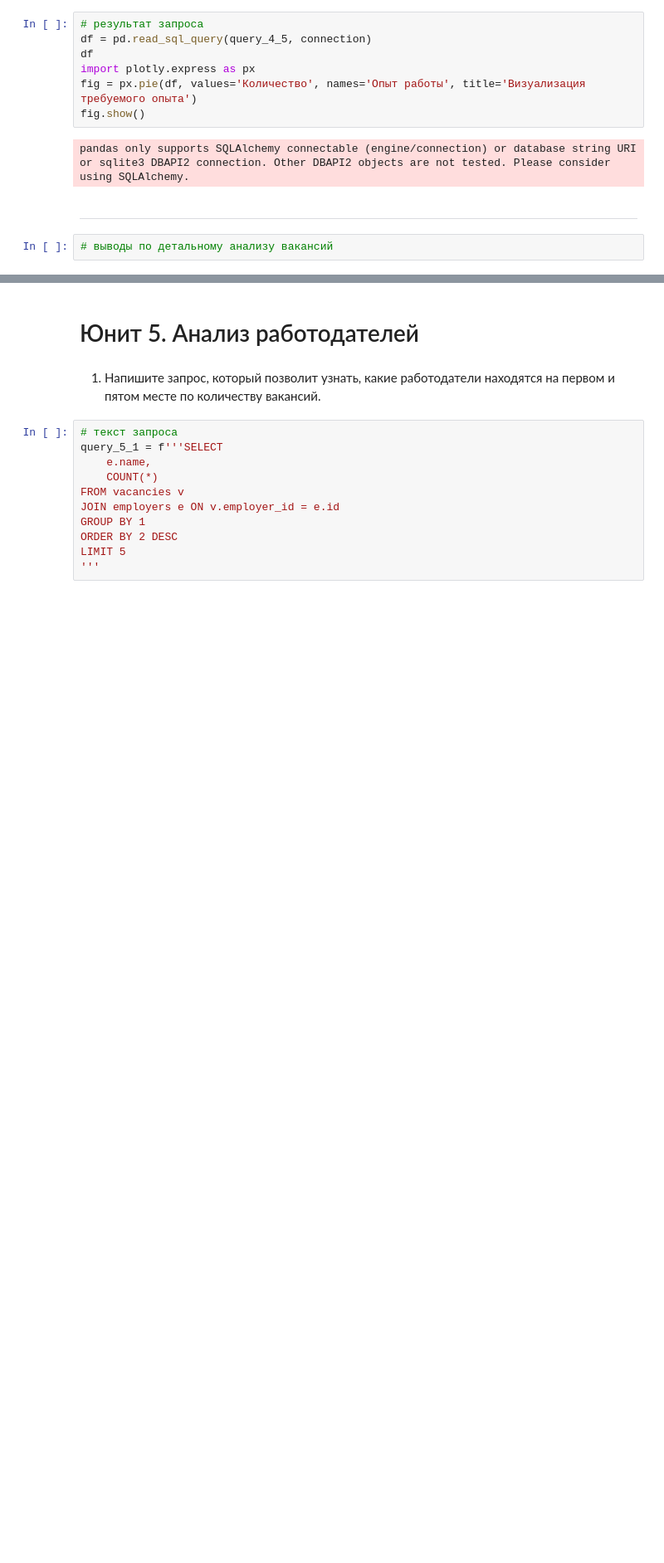
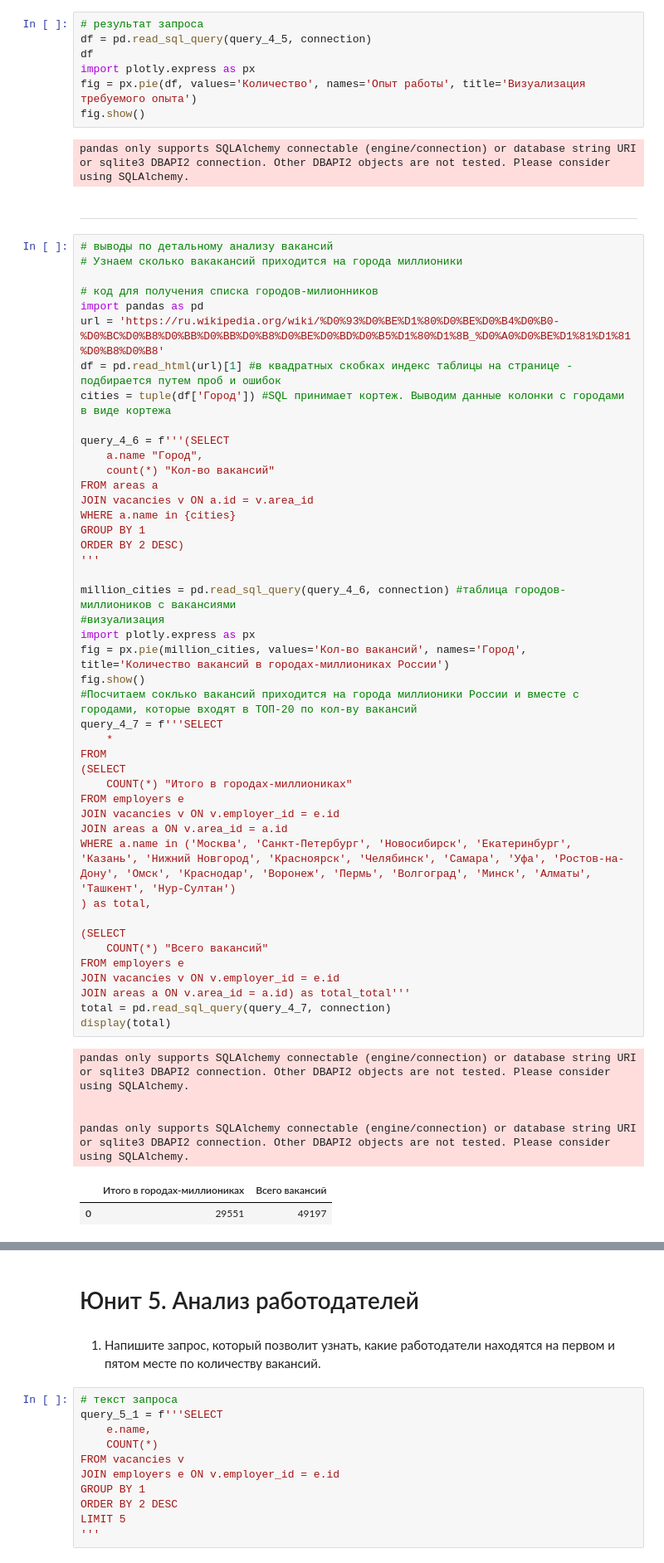
Before and after one commit to galleydata/AnalizeDataWithSQL, a Jupyter notebook: data-analizing.ipynb, the cells around one changed output, grey strips where cells are left out. Shown at 83% size. Saved outputs shown, nothing was run; the diff lists cells and outputs as text; blank space fills up the shorter version.

```diff
--- a/Project_2_Ноутбук_шаблон.ipynb
+++ b/data-analizing.ipynb
@@ -243,6 +243,55 @@ pandas only supports SQLAlchemy connectable (engine/connection) or database stri
 ***
 # %%
 # выводы по детальному анализу вакансий
+# Узнаем сколько вакакансий приходится на города миллионики
+
+# код для получения списка городов-милионников
+import pandas as pd
+url = 'https://ru.wikipedia.org/wiki/%D0%93%D0%BE%D1%80%D0%BE%D0%B4%D0%B0-%D0%BC%D0%B8%D0%BB%D0%BB%D0%B8%D0%BE%D0%BD%D0%B5%D1%80%D1%8B_%D0%A0%D0%BE%D1%81%D1%81%D0%B8%D0%B8'
+df = pd.read_html(url)[1] #в квадратных скобках индекс таблицы на странице - подбирается путем проб и ошибок
+cities = tuple(df['Город']) #SQL принимает кортеж. Выводим данные колонки с городами в виде кортежа
+
+query_4_6 = f'''(SELECT
+    a.name "Город",
+    count(*) "Кол-во вакансий"
+FROM areas a
+JOIN vacancies v ON a.id = v.area_id
+WHERE a.name in {cities}
+GROUP BY 1
+ORDER BY 2 DESC)
+'''
+
+million_cities = pd.read_sql_query(query_4_6, connection) #таблица городов-миллиоников с вакансиями
+#визуализация
+import plotly.express as px
+fig = px.pie(million_cities, values='Кол-во вакансий', names='Город', title='Количество вакансий в городах-миллиониках России')
+fig.show()
+#Посчитаем соклько вакансий приходится на города миллионики России и вместе с городами, которые входят в ТОП-20 по кол-ву вакансий
+query_4_7 = f'''SELECT
+    *
+FROM
+(SELECT
+    COUNT(*) "Итого в городах-миллиониках"
+FROM employers e
+JOIN vacancies v ON v.employer_id = e.id
+JOIN areas a ON v.area_id = a.id
+WHERE a.name in ('Москва', 'Санкт-Петербург', 'Новосибирск', 'Екатеринбург', 'Казань', 'Нижний Новгород', 'Красноярск', 'Челябинск', 'Самара', 'Уфа', 'Ростов-на-Дону', 'Омск', 'Краснодар', 'Воронеж', 'Пермь', 'Волгоград', 'Минск', 'Алматы', 'Ташкент', 'Нур-Султан')
+) as total,
+
+(SELECT
+    COUNT(*) "Всего вакансий"
+FROM employers e
+JOIN vacancies v ON v.employer_id = e.id
+JOIN areas a ON v.area_id = a.id) as total_total'''
+total = pd.read_sql_query(query_4_7, connection)
+display(total)
+# %% [output]
+pandas only supports SQLAlchemy connectable (engine/connection) or database string URI or sqlite3 DBAPI2 connection. Other DBAPI2 objects are not tested. Please consider using SQLAlchemy.
+
+
+pandas only supports SQLAlchemy connectable (engine/connection) or database string URI or sqlite3 DBAPI2 connection. Other DBAPI2 objects are not tested. Please consider using SQLAlchemy.
+|  | Итого в городах-миллиониках | Всего вакансий |
+| 0 | 29551 | 49197 |
 # %% [markdown]
 1. Пятерку городов лидеров по количеству вакансий составляют:
     * Москва
```
Also changed, not shown: parts of 10 cells of this notebook, 3 other files.
